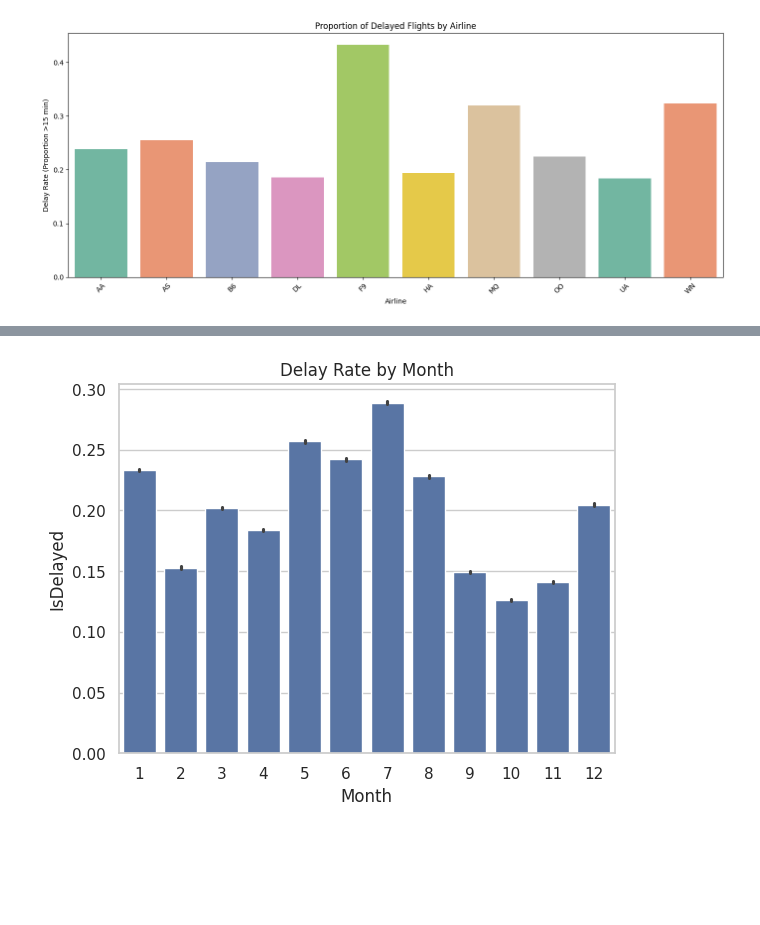
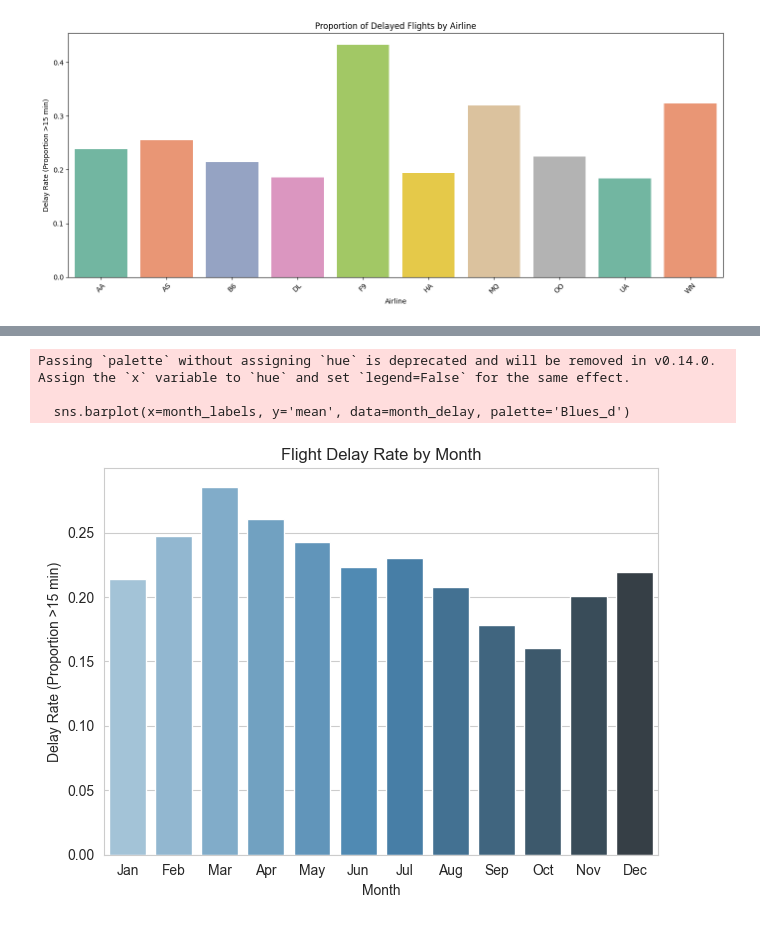
Before and after one commit to shloak17107/airline-delay-prediction, a Jupyter notebook: Vatsal_Copy_of_preprocessing.ipynb, the cells around one changed output, grey strips where cells are left out. Saved outputs shown, nothing was run; the diff lists cells and outputs as text; code cells hidden in the pictures; blank space fills up the shorter version.

```diff
--- a/Vatsal_Copy_of_preprocessing.ipynb
+++ b/Vatsal_Copy_of_preprocessing.ipynb
@@ -479,9 +501,20 @@ plt.show()
-# %%
-sns.barplot(x='Month', y='IsDelayed', data=df)
-plt.title('Delay Rate by Month')
-plt.show()
-# %% [output]
-[figure, removed]
+# %%
+# Calculate delay rate by month
+month_delay = df.groupby('Month')['ArrDel15'].agg(['mean', 'count', 'std']).reset_index()
+month_delay['sem'] = month_delay['std'] / month_delay['count']**0.5
+
+# Plot
+sns.barplot(x=month_labels, y='mean', data=month_delay, palette='Blues_d')
+plt.title('Flight Delay Rate by Month')
+plt.xlabel('Month')
+plt.ylabel('Delay Rate (Proportion >15 min)')
+plt.tight_layout()
+plt.show()
+# %% [output]
+Passing `palette` without assigning `hue` is deprecated and will be removed in v0.14.0. Assign the `x` variable to `hue` and set `legend=False` for the same effect.
+
+  sns.barplot(x=month_labels, y='mean', data=month_delay, palette='Blues_d')
+[figure, added]
 # %%
 plt.figure(figsize=(12, 8))
 sns.heatmap(df.corr(numeric_only=True), annot=True, fmt=".2f", cmap='coolwarm')
```
Also changed, not shown: parts of 8 cells of this notebook.
